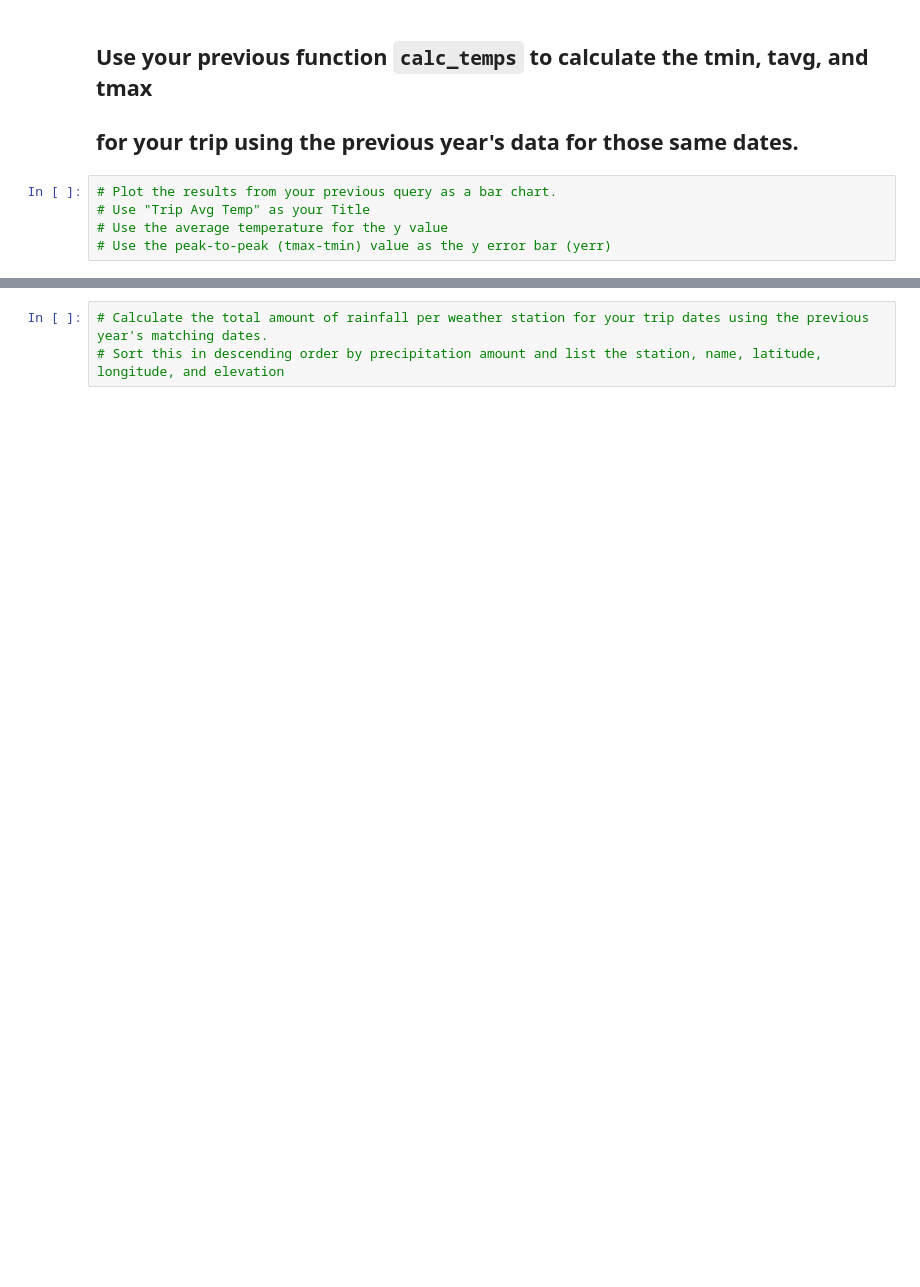
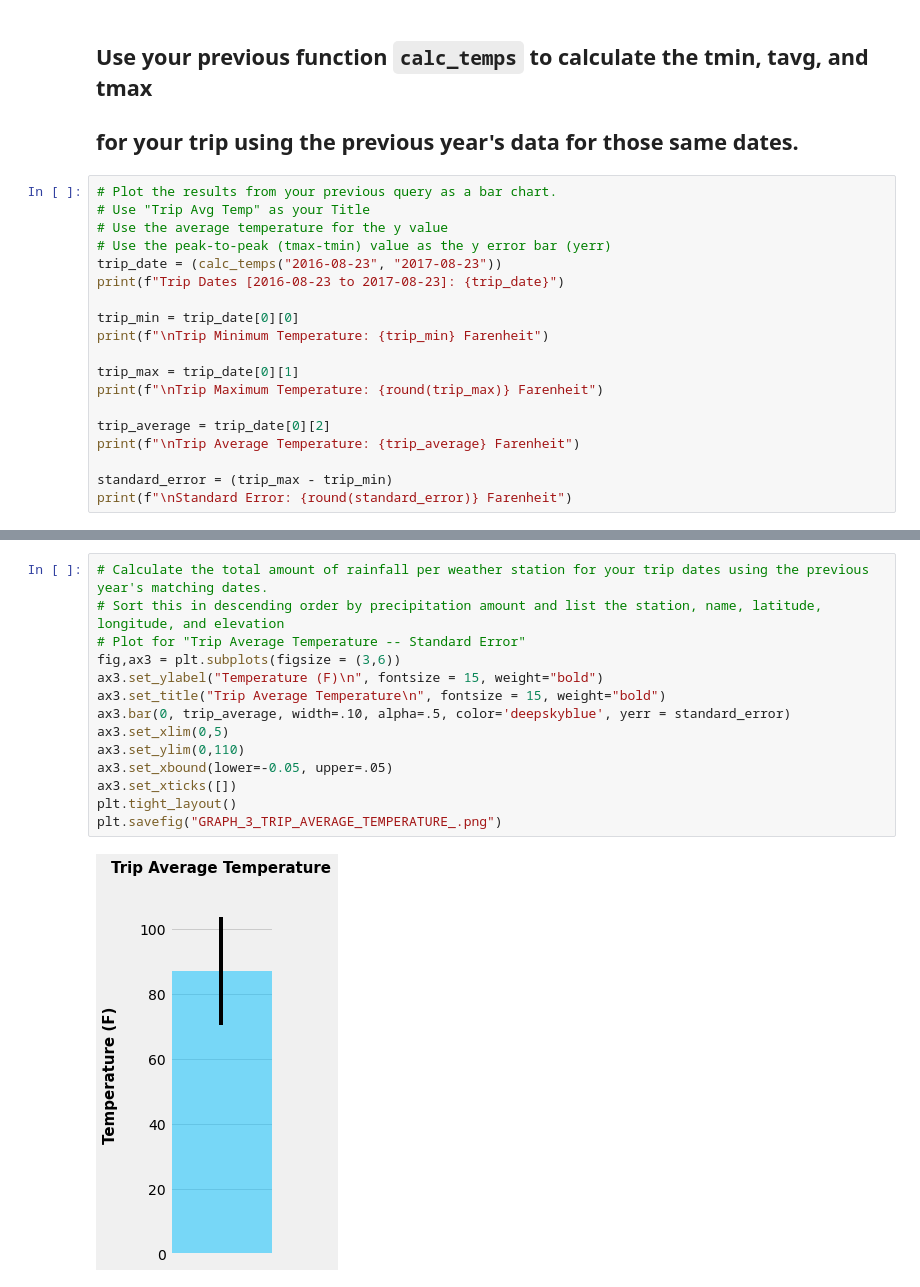
Before and after one commit to raviny90/SQL_alchemy_challange, a Jupyter notebook: climate_starter.ipynb, the cells around one changed output, grey strips where cells are left out. Drawn from its saved outputs; the diff is of its cells as text; blank space fills up the shorter version.

```diff
--- a/climate_starter.ipynb
+++ b/climate_starter.ipynb
@@ -310,3 +377,17 @@ clean_rainfall_df
 # Use "Trip Avg Temp" as your Title
 # Use the average temperature for the y value
 # Use the peak-to-peak (tmax-tmin) value as the y error bar (yerr)
+trip_date = (calc_temps("2016-08-23", "2017-08-23"))
+print(f"Trip Dates [2016-08-23 to 2017-08-23]: {trip_date}")
+
+trip_min = trip_date[0][0]
+print(f"\nTrip Minimum Temperature: {trip_min} Farenheit")
+
+trip_max = trip_date[0][1]
+print(f"\nTrip Maximum Temperature: {round(trip_max)} Farenheit")
+
+trip_average = trip_date[0][2]
+print(f"\nTrip Average Temperature: {trip_average} Farenheit")
+
+standard_error = (trip_max - trip_min)
+print(f"\nStandard Error: {round(standard_error)} Farenheit")
@@ -313,6 +404,19 @@ clean_rainfall_df
 # %%
 # Calculate the total amount of rainfall per weather station for your trip dates using the previous year's matching dates.
 # Sort this in descending order by precipitation amount and list the station, name, latitude, longitude, and elevation
+# Plot for "Trip Average Temperature -- Standard Error"
+fig,ax3 = plt.subplots(figsize = (3,6))
+ax3.set_ylabel("Temperature (F)\n", fontsize = 15, weight="bold")
+ax3.set_title("Trip Average Temperature\n", fontsize = 15, weight="bold")
+ax3.bar(0, trip_average, width=.10, alpha=.5, color='deepskyblue', yerr = standard_error)
+ax3.set_xlim(0,5)
+ax3.set_ylim(0,110)
+ax3.set_xbound(lower=-0.05, upper=.05)
+ax3.set_xticks([])
+plt.tight_layout()
+plt.savefig("GRAPH_3_TRIP_AVERAGE_TEMPERATURE_.png")
+# %% [output]
+[figure, added]
 # %%
 # Create a query that will calculate the daily normals
 # (i.e. the averages for tmin, tmax, and tavg for all historic data matching a specific month and day)
```
Also changed, not shown: parts of 20 cells of this notebook, 3 other files.
